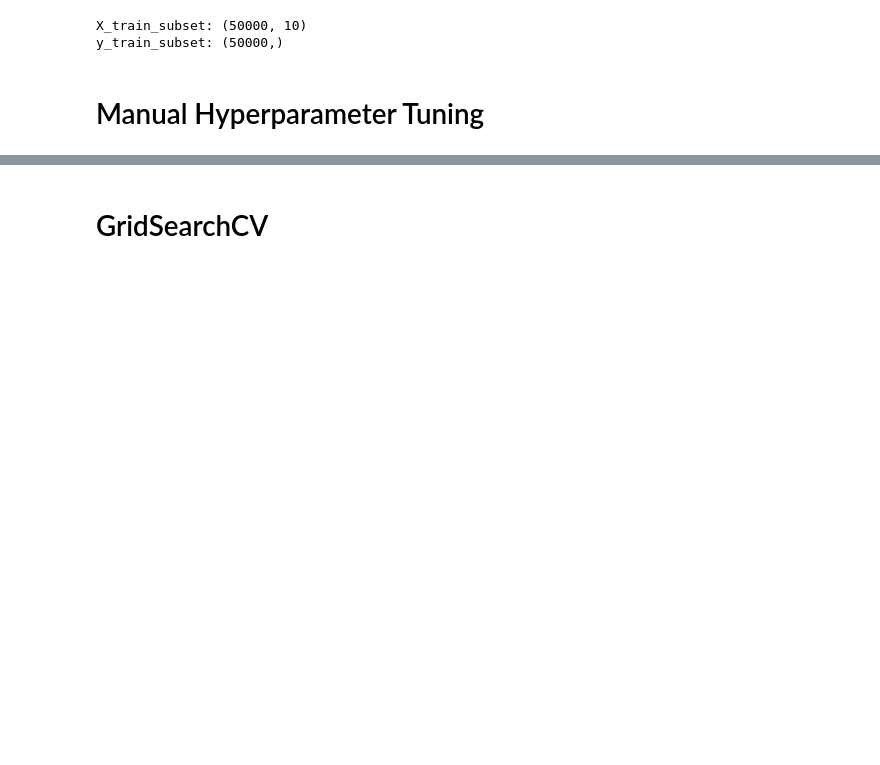
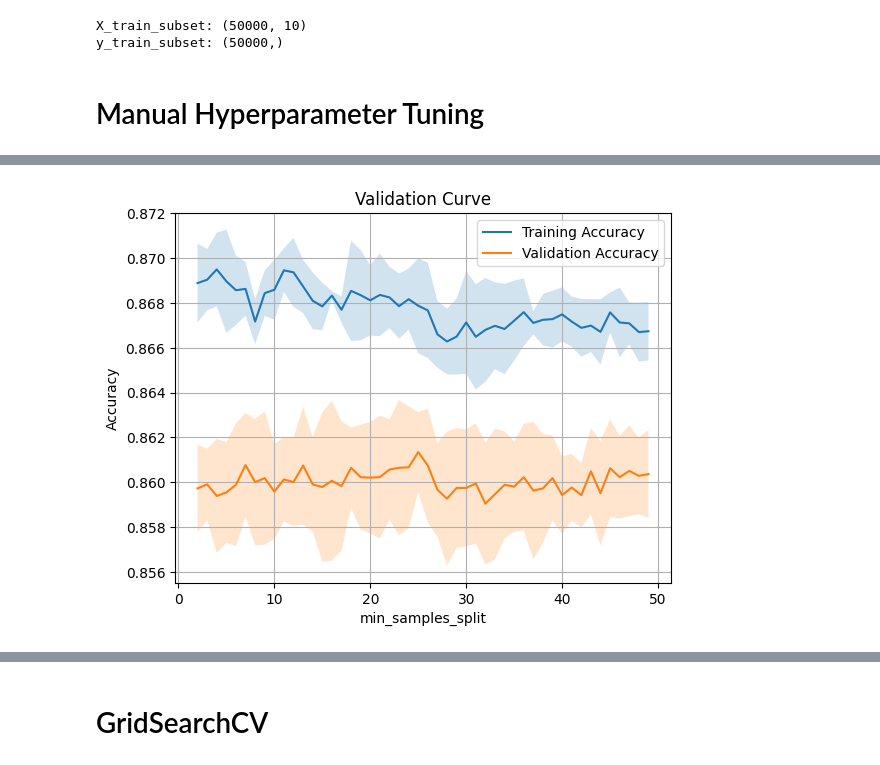
Before and after one commit to theCodeCS/data_churn_dataset, a Jupyter notebook: exitedornot.ipynb, the cells around one changed output, grey strips where cells are left out. Saved outputs shown, nothing was run; the diff lists cells and outputs as text; code cells hidden in the pictures; blank space fills up the shorter version.

Commit message:
validation and predict

```diff
--- a/exitedornot.ipynb
+++ b/exitedornot.ipynb
@@ -343,0 +353,5 @@ model_learning_curve(rf, X_train_subset, y_train_subset, "RandomForestClassifier
+# %%
+rf = RandomForestClassifier(max_depth=8, n_estimators=14, n_jobs=-1,random_state=42)
+model_validation_curve(rf, X_train_subset, y_train_subset, param="min_samples_split", param_range=np.arange(1, 50), label="min_samples_split")
+# %% [output]
+[figure, added]
```
Also changed, not shown: parts of 29 cells of this notebook, 1 other file.
